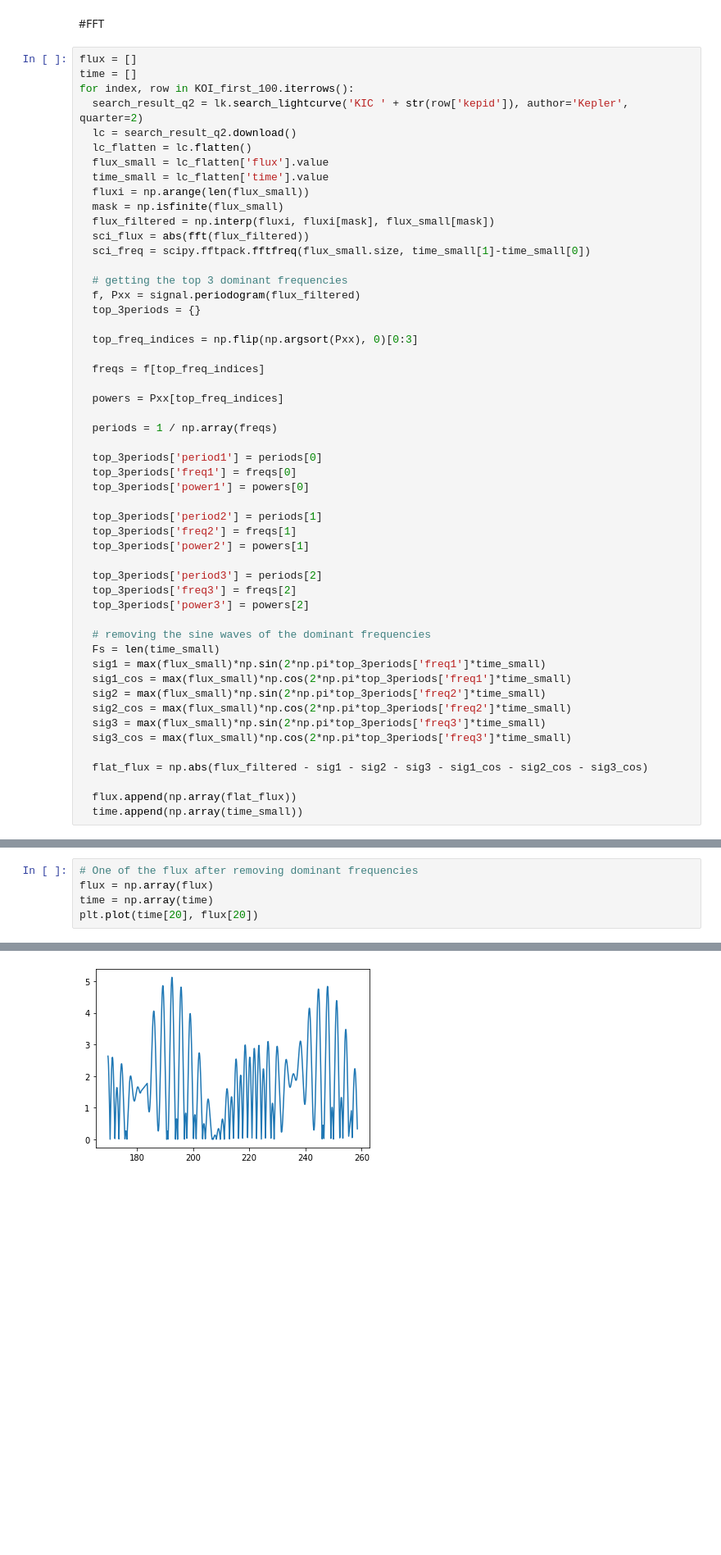
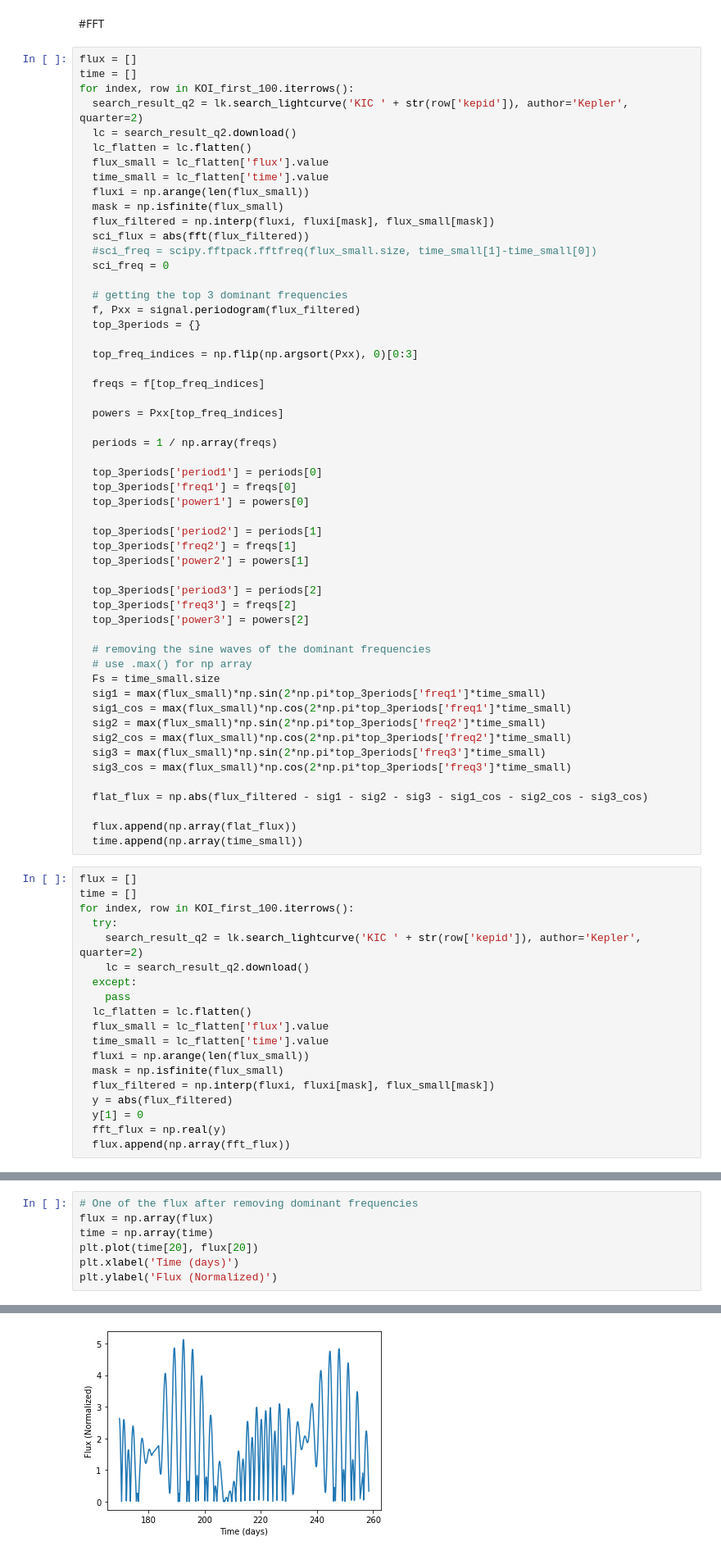
Before and after one commit to nicholasproietti/LGM, a Jupyter notebook: LC_FFT_CNN.ipynb, the cells around one changed output, grey strips where cells are left out. Shown: that part at 82% size. Drawn from its saved outputs; the diff is of its cells as text; blank space fills up the shorter version.

```diff
--- a/LC_FFT_CNN.ipynb
+++ b/LC_FFT_CNN.ipynb
@@ -61,7 +61,8 @@ for index, row in KOI_first_100.iterrows():
   mask = np.isfinite(flux_small)
   flux_filtered = np.interp(fluxi, fluxi[mask], flux_small[mask])
   sci_flux = abs(fft(flux_filtered))
-  sci_freq = scipy.fftpack.fftfreq(flux_small.size, time_small[1]-time_small[0])
+  #sci_freq = scipy.fftpack.fftfreq(flux_small.size, time_small[1]-time_small[0])
+  sci_freq = 0
 
   # getting the top 3 dominant frequencies
   f, Pxx = signal.periodogram(flux_filtered)
@@ -88,7 +89,8 @@ for index, row in KOI_first_100.iterrows():
   top_3periods['power3'] = powers[2]
 
   # removing the sine waves of the dominant frequencies
-  Fs = len(time_small)
+  # use .max() for np array
+  Fs = time_small.size
   sig1 = max(flux_small)*np.sin(2*np.pi*top_3periods['freq1']*time_small)
   sig1_cos = max(flux_small)*np.cos(2*np.pi*top_3periods['freq1']*time_small)
   sig2 = max(flux_small)*np.sin(2*np.pi*top_3periods['freq2']*time_small)
@@ -100,3 +102,22 @@ for index, row in KOI_first_100.iterrows():
 
   flux.append(np.array(flat_flux))
   time.append(np.array(time_small))
+# %%
+flux = []
+time = []
+for index, row in KOI_first_100.iterrows():
+  try:
+    search_result_q2 = lk.search_lightcurve('KIC ' + str(row['kepid']), author='Kepler', quarter=2)
+    lc = search_result_q2.download()
+  except:
+    pass
+  lc_flatten = lc.flatten()
+  flux_small = lc_flatten['flux'].value
+  time_small = lc_flatten['time'].value
+  fluxi = np.arange(len(flux_small))
+  mask = np.isfinite(flux_small)
+  flux_filtered = np.interp(fluxi, fluxi[mask], flux_small[mask])
+  y = abs(flux_filtered)
+  y[1] = 0
+  fft_flux = np.real(y)
+  flux.append(np.array(fft_flux))
@@ -105,4 +177,6 @@ for index, row in KOI_first_100.iterrows():
 flux = np.array(flux)
 time = np.array(time)
 plt.plot(time[20], flux[20])
+plt.xlabel('Time (days)')
+plt.ylabel('Flux (Normalized)')
 # %% [output]
@@ -110,3 +184,3 @@ plt.plot(time[20], flux[20])
-[figure, old version]
+[figure, new version]
 # %%
 df = {'Flux': flux,
```
Also changed, not shown: parts of 14 cells of this notebook.
